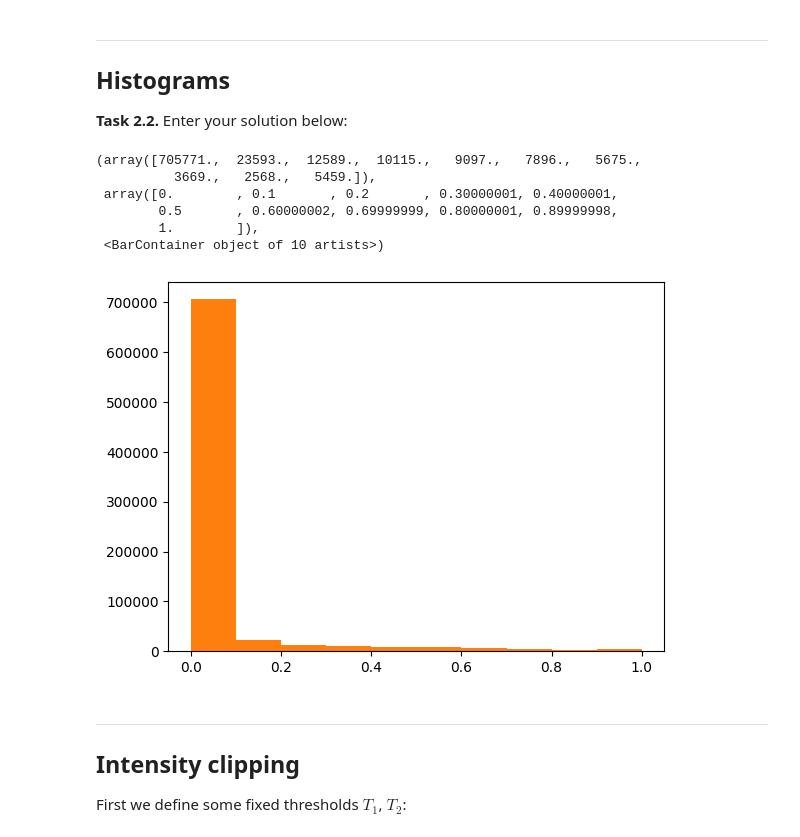
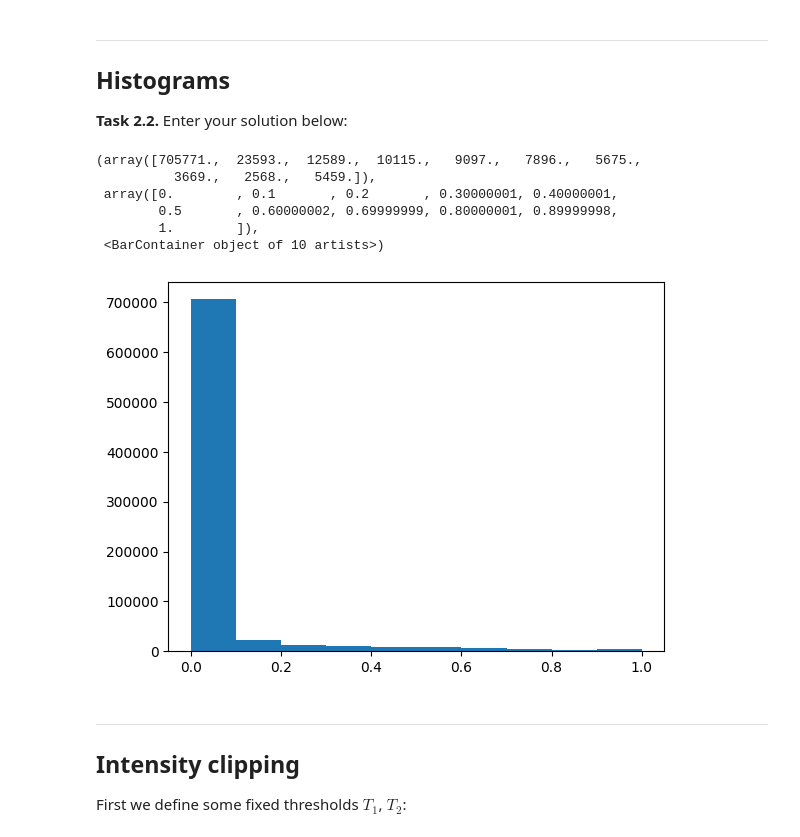
Before and after one commit to evgr5/mobi-fs3-python, a Jupyter notebook: task2.ipynb, the cells around one changed output. Cells and saved outputs as stored; diff of their text form; code cells hidden in the pictures.

```diff
--- a/task2.ipynb
+++ b/task2.ipynb
@@ -25,17 +25,18 @@ plt.colorbar()
 **<a id="#">Task 2.2.</a>** Enter your solution below:
 # %%
 plt.hist(img.flatten())
+
 #oder alternativ:
-seq = img.flatten()
-plt.hist(seq)
+#seq = img.flatten()
+#plt.hist(seq)
 # %% [output]
 (array([705771.,  23593.,  12589.,  10115.,   9097.,   7896.,   5675.,
           3669.,   2568.,   5459.]),
  array([0.        , 0.1       , 0.2       , 0.30000001, 0.40000001,
         0.5       , 0.60000002, 0.69999999, 0.80000001, 0.89999998,
         1.        ]),
  <BarContainer object of 10 artists>)
-[figure, old version]
+[figure, new version]
 # %% [markdown]
 ---
 
```
Also changed, not shown: 1 other file.
